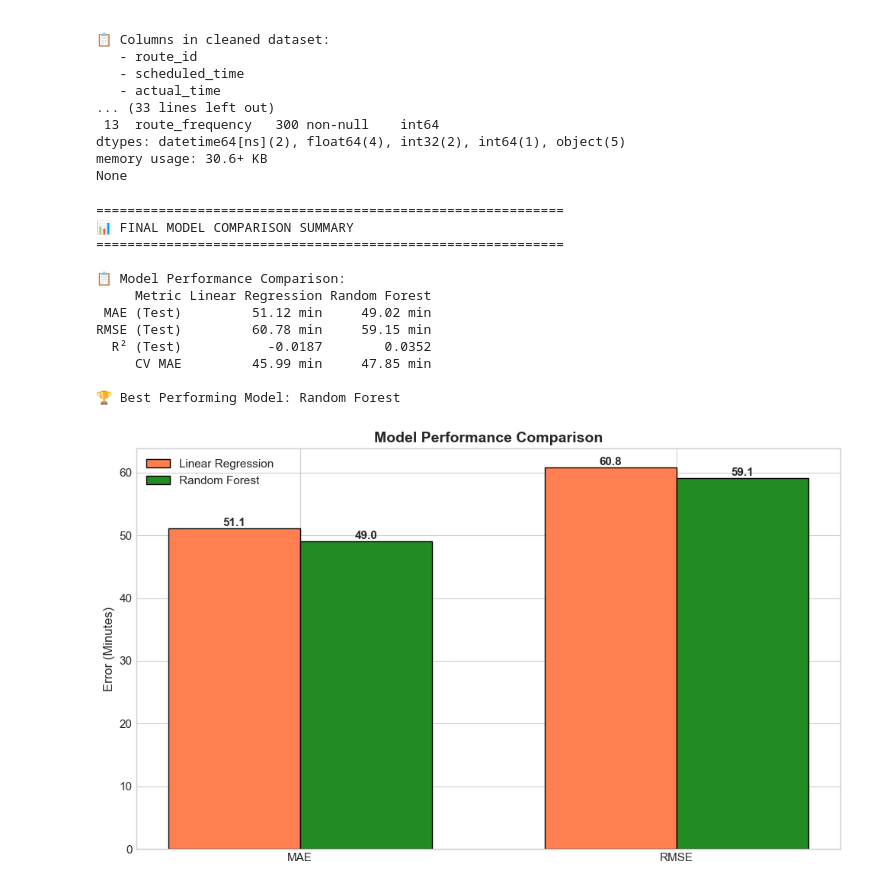
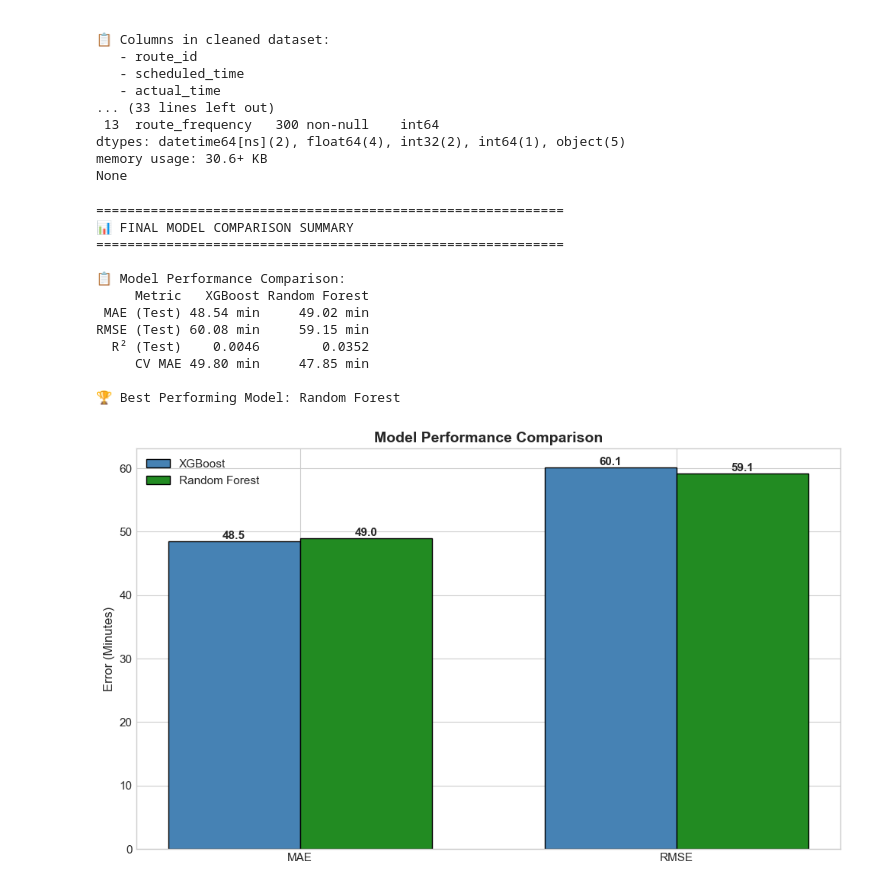
Before and after one commit to Atta246/ai_project, a Jupyter notebook: Bus_Delay_Prediction_Pipeline.ipynb, the cells around one changed output. Saved outputs shown, nothing was run; the diff lists cells and outputs as text; code cells hidden in the pictures.

```diff
--- a/Bus_Delay_Prediction_Pipeline.ipynb
+++ b/Bus_Delay_Prediction_Pipeline.ipynb
@@ -1800,9 +1808,9 @@ print("=" * 60)
 print("📊 MODEL EVALUATION")
 print("=" * 60)
 
-# Evaluate Linear Regression
-lr_train_metrics = evaluate_model(y_train, y_pred_lr_train, 'Linear Regression (Train)')
-lr_test_metrics = evaluate_model(y_test, y_pred_lr_test, 'Linear Regression (Test)')
+# Evaluate XGBoost
+xgb_train_metrics = evaluate_model(y_train, y_pred_xgb_train, 'XGBoost (Train)')
+xgb_test_metrics = evaluate_model(y_test, y_pred_xgb_test, 'XGBoost (Test)')
 
 # Evaluate Random Forest
 rf_train_metrics = evaluate_model(y_train, y_pred_rf_train, 'Random Forest (Train)')
@@ -1812,14 +1820,14 @@ rf_test_metrics = evaluate_model(y_test, y_pred_rf_test, 'Random Forest (Test)')
 print("\n🔄 Cross-Validation (5-Fold):")
 cv = KFold(n_splits=5, shuffle=True, random_state=42)
 
-lr_cv_scores = cross_val_score(lr_model, X_train_scaled, y_train, cv=cv, scoring='neg_mean_absolute_error')
+xgb_cv_scores = cross_val_score(xgb_model, X_train_scaled, y_train, cv=cv, scoring='neg_mean_absolute_error')
 rf_cv_scores = cross_val_score(rf_model, X_train_scaled, y_train, cv=cv, scoring='neg_mean_absolute_error')
 
-print(f"\nLinear Regression CV MAE: {-lr_cv_scores.mean():.4f} (+/- {lr_cv_scores.std():.4f})")
+print(f"\nXGBoost CV MAE: {-xgb_cv_scores.mean():.4f} (+/- {xgb_cv_scores.std():.4f})")
 print(f"Random Forest CV MAE: {-rf_cv_scores.mean():.4f} (+/- {rf_cv_scores.std():.4f})")
 
 # Add CV scores to metrics
-lr_test_metrics['CV MAE'] = -lr_cv_scores.mean()
+xgb_test_metrics['CV MAE'] = -xgb_cv_scores.mean()
 rf_test_metrics['CV MAE'] = -rf_cv_scores.mean()
 # %% [output]
 ============================================================
@@ -2205,16 +2238,16 @@ print("📊 FINAL MODEL COMPARISON SUMMARY")
 print("=" * 60)
 
 # Determine best model
-best_model_name = "Random Forest" if rf_test_metrics['R²'] > lr_test_metrics['R²'] else "Linear Regression"
-best_model = rf_model if best_model_name == "Random Forest" else lr_model
+best_model_name = "Random Forest" if rf_test_metrics['R²'] > xgb_test_metrics['R²'] else "XGBoost"
+best_model = rf_model if best_model_name == "Random Forest" else xgb_model
 
 summary_table = pd.DataFrame({
     'Metric': ['MAE (Test)', 'RMSE (Test)', 'R² (Test)', 'CV MAE'],
-    'Linear Regression': [
-        f"{lr_test_metrics['MAE']:.2f} min",
-        f"{lr_test_metrics['RMSE']:.2f} min",
-        f"{lr_test_metrics['R²']:.4f}",
-        f"{lr_test_metrics.get('CV MAE', 'N/A'):.2f} min" if isinstance(lr_test_metrics.get('CV MAE'), (int, float)) else 'N/A'
+    'XGBoost': [
+        f"{xgb_test_metrics['MAE']:.2f} min",
+        f"{xgb_test_metrics['RMSE']:.2f} min",
+        f"{xgb_test_metrics['R²']:.4f}",
+        f"{xgb_test_metrics.get('CV MAE', 'N/A'):.2f} min" if isinstance(xgb_test_metrics.get('CV MAE'), (int, float)) else 'N/A'
     ],
     'Random Forest': [
         f"{rf_test_metrics['MAE']:.2f} min",
@@ -2235,44 +2268,44 @@ metrics = ['MAE', 'RMSE']
 x = np.arange(len(metrics))
 width = 0.35
 
-lr_values = [lr_test_metrics['MAE'], lr_test_metrics['RMSE']]
+xgb_values = [xgb_test_metrics['MAE'], xgb_test_metrics['RMSE']]
 rf_values = [rf_test_metrics['MAE'], rf_test_metrics['RMSE']]
 
-bars1 = ax.bar(x - width/2, lr_values, width, label='Linear Regression', color='coral', edgecolor='black')
+bars1 = ax.bar(x - width/2, xgb_values, width, label='XGBoost', color='steelblue', edgecolor='black')
 bars2 = ax.bar(x + width/2, rf_values, width, label='Random Forest', color='forestgreen', edgecolor='black')
 
 ax.set_ylabel('Error (Minutes)', fontsize=12)
 ax.set_title('Model Performance Comparison', fontsize=14, fontweight='bold')
 ax.set_xticks(x)
 ax.set_xticklabels(metrics)
 ax.legend()
 
 # Add value labels
 for bar in bars1:
     height = bar.get_height()
     ax.text(bar.get_x() + bar.get_width()/2., height, f'{height:.1f}',
             ha='center', va='bottom', fontweight='bold')
 for bar in bars2:
     height = bar.get_height()
     ax.text(bar.get_x() + bar.get_width()/2., height, f'{height:.1f}',
             ha='center', va='bottom', fontweight='bold')
 
 plt.tight_layout()
 plt.show()
 # %% [output]
 ============================================================
 📊 FINAL MODEL COMPARISON SUMMARY
 ============================================================
 
 📋 Model Performance Comparison:
-     Metric Linear Regression Random Forest
- MAE (Test)         51.12 min     49.02 min
-RMSE (Test)         60.78 min     59.15 min
-  R² (Test)           -0.0187        0.0352
-     CV MAE         45.99 min     47.85 min
+     Metric   XGBoost Random Forest
+ MAE (Test) 48.54 min     49.02 min
+RMSE (Test) 60.08 min     59.15 min
+  R² (Test)    0.0046        0.0352
+     CV MAE 49.80 min     47.85 min
 
 🏆 Best Performing Model: Random Forest
-[figure, old version]
+[figure, new version]
 # %% [markdown]
 ---
 # 12. Final Report Summary
```
Also changed, not shown: parts of 9 cells of this notebook.
